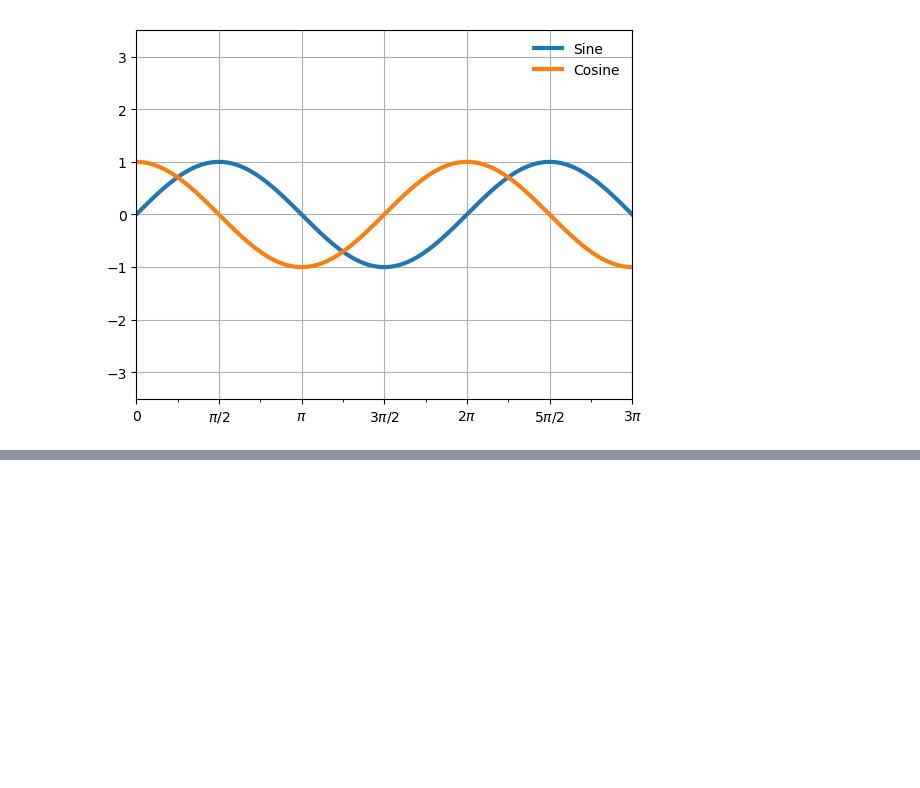
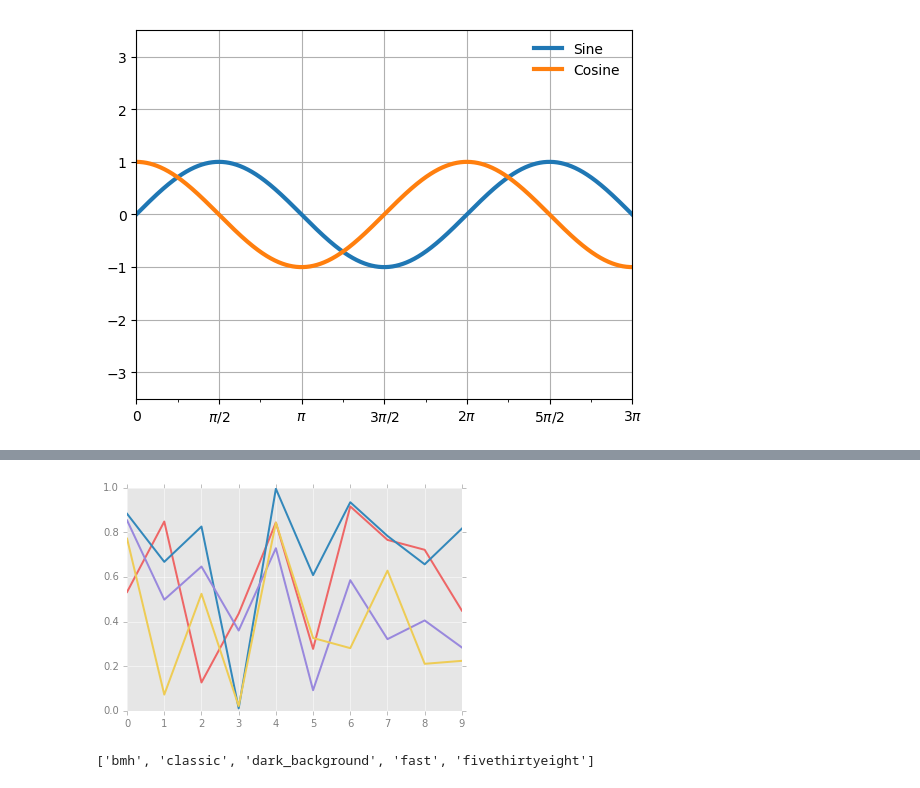
Before and after one commit to Razor-87/vanderplas-pdsh, a Jupyter notebook: Chapter [4.2].ipynb, the cells around one changed output, grey strips where cells are left out. Saved outputs shown, nothing was run; the diff lists cells and outputs as text; code cells hidden in the pictures; blank space fills up the shorter version.

```diff
--- a/Chapter [4.2].ipynb
+++ b/Chapter [4.2].ipynb
@@ -231,0 +288,9 @@ fig
+# %%
+for i in range(4):
+    plt.plot(np.random.rand(10))
+# %% [output]
+[figure, added]
+# %%
+plt.style.available[:5]
+# %% [output]
+['bmh', 'classic', 'dark_background', 'fast', 'fivethirtyeight']
```
Also changed, not shown: parts of 31 cells of this notebook.
